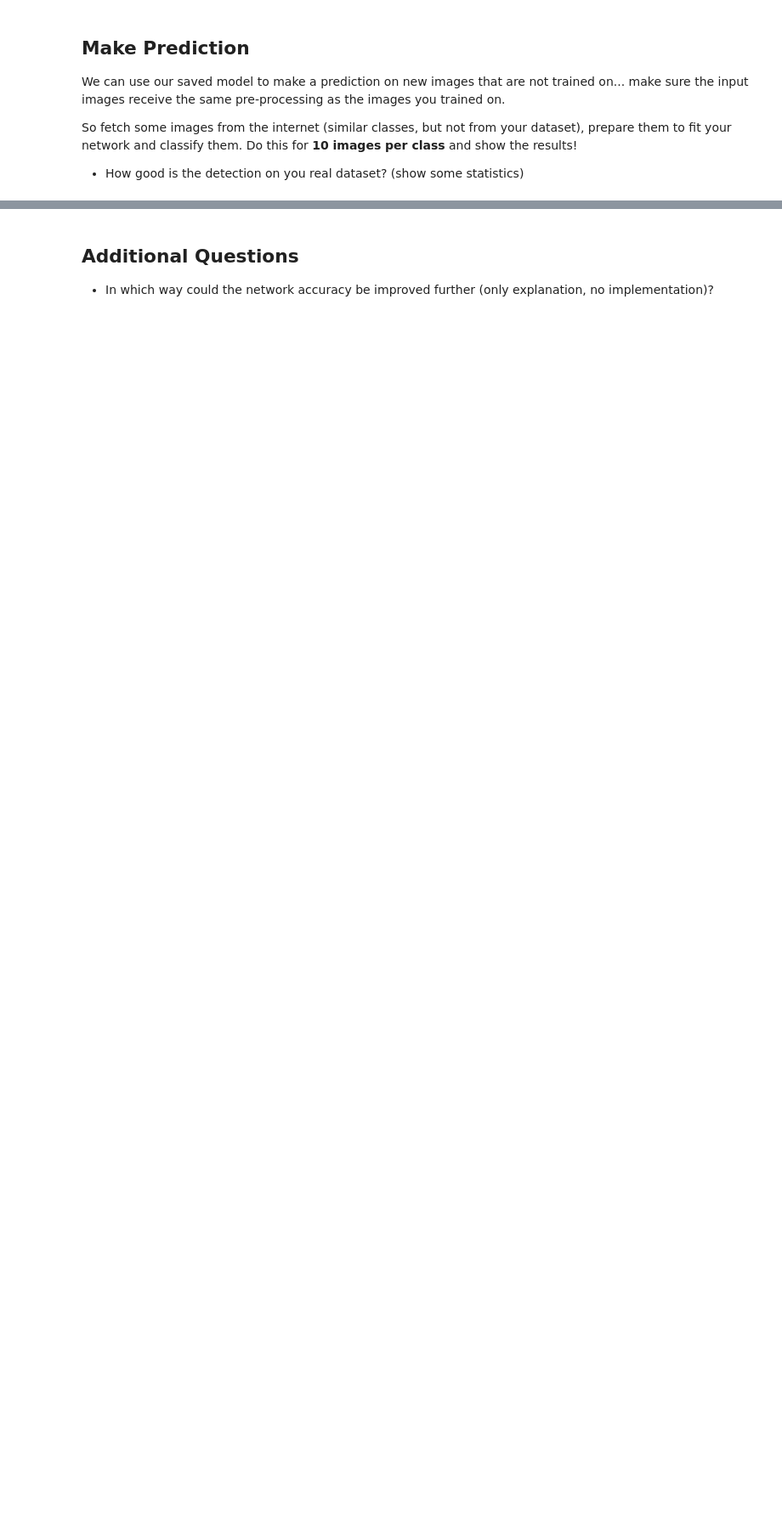
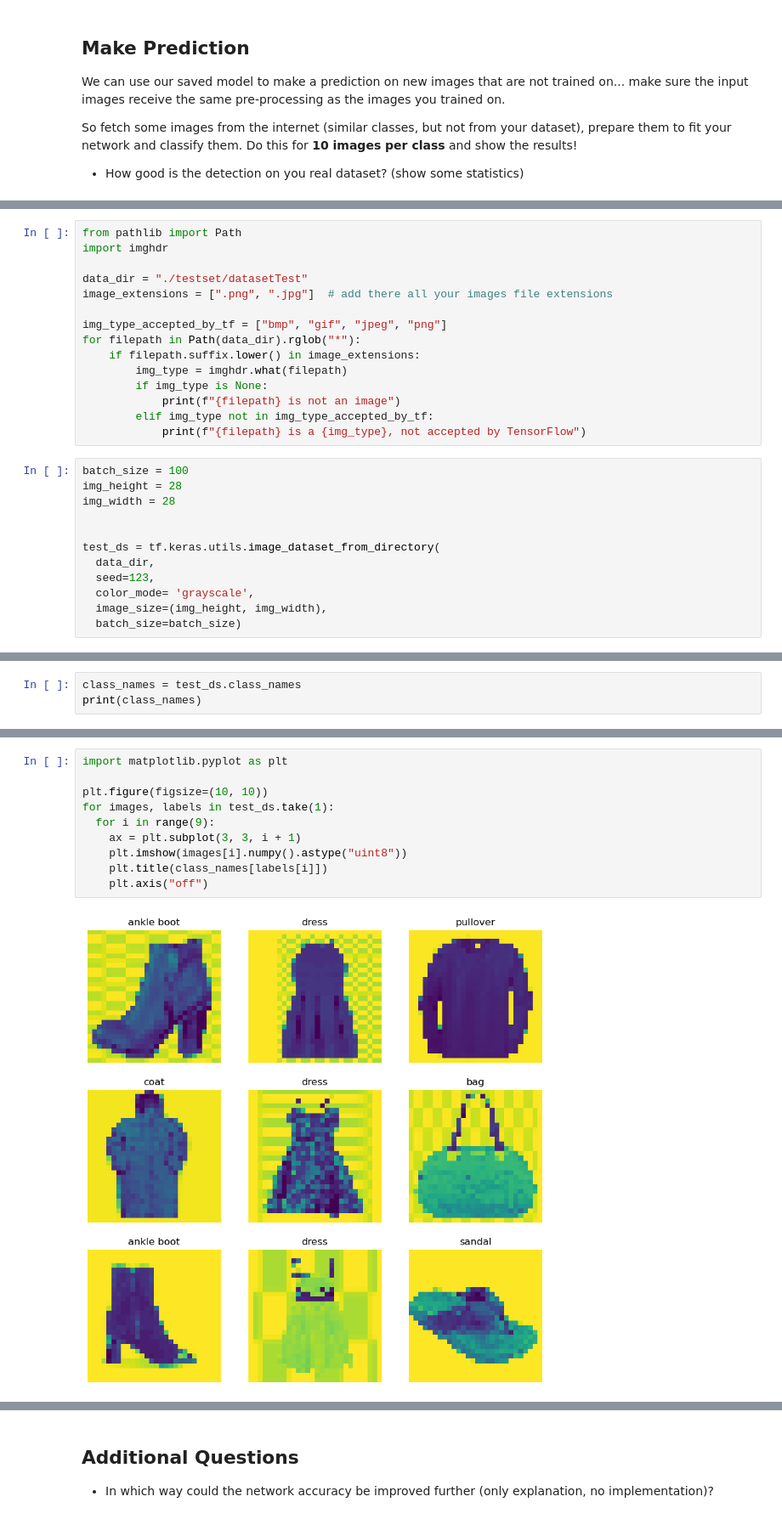
Before and after one commit to yannick1203/AIS_Group2, a Jupyter notebook: Assignment2/Code/PartA/Assignment2_PART_A_V2.ipynb, the cells around one changed output, grey strips where cells are left out. Shown at 85% size. Cells and saved outputs as stored; diff of their text form; blank space fills up the shorter version.

```diff
--- a/Assignment2/Code/PartA/Assignment2_PART_A_V2.ipynb
+++ b/Assignment2/Code/PartA/Assignment2_PART_A_V2.ipynb
@@ -245,0 +253,27 @@ So fetch some images from the internet (similar classes, but not from your datas
+# %%
+from pathlib import Path
+import imghdr
+
+data_dir = "./testset/datasetTest"
+image_extensions = [".png", ".jpg"]  # add there all your images file extensions
+
+img_type_accepted_by_tf = ["bmp", "gif", "jpeg", "png"]
+for filepath in Path(data_dir).rglob("*"):
+    if filepath.suffix.lower() in image_extensions:
+        img_type = imghdr.what(filepath)
+        if img_type is None:
+            print(f"{filepath} is not an image")
+        elif img_type not in img_type_accepted_by_tf:
+            print(f"{filepath} is a {img_type}, not accepted by TensorFlow")
+# %%
+batch_size = 100
+img_height = 28
+img_width = 28
+
+
+test_ds = tf.keras.utils.image_dataset_from_directory(
+  data_dir,
+  seed=123,
+  color_mode= 'grayscale',
+  image_size=(img_height, img_width),
+  batch_size=batch_size)
@@ -245,0 +282,3 @@ So fetch some images from the internet (similar classes, but not from your datas
+# %%
+class_names = test_ds.class_names
+print(class_names)
@@ -245,0 +287,12 @@ So fetch some images from the internet (similar classes, but not from your datas
+# %%
+import matplotlib.pyplot as plt
+
+plt.figure(figsize=(10, 10))
+for images, labels in test_ds.take(1):
+  for i in range(9):
+    ax = plt.subplot(3, 3, i + 1)
+    plt.imshow(images[i].numpy().astype("uint8"))
+    plt.title(class_names[labels[i]])
+    plt.axis("off")
+# %% [output]
+[figure, added]
```
Also changed, not shown: parts of 21 cells of this notebook, 20 other files.
